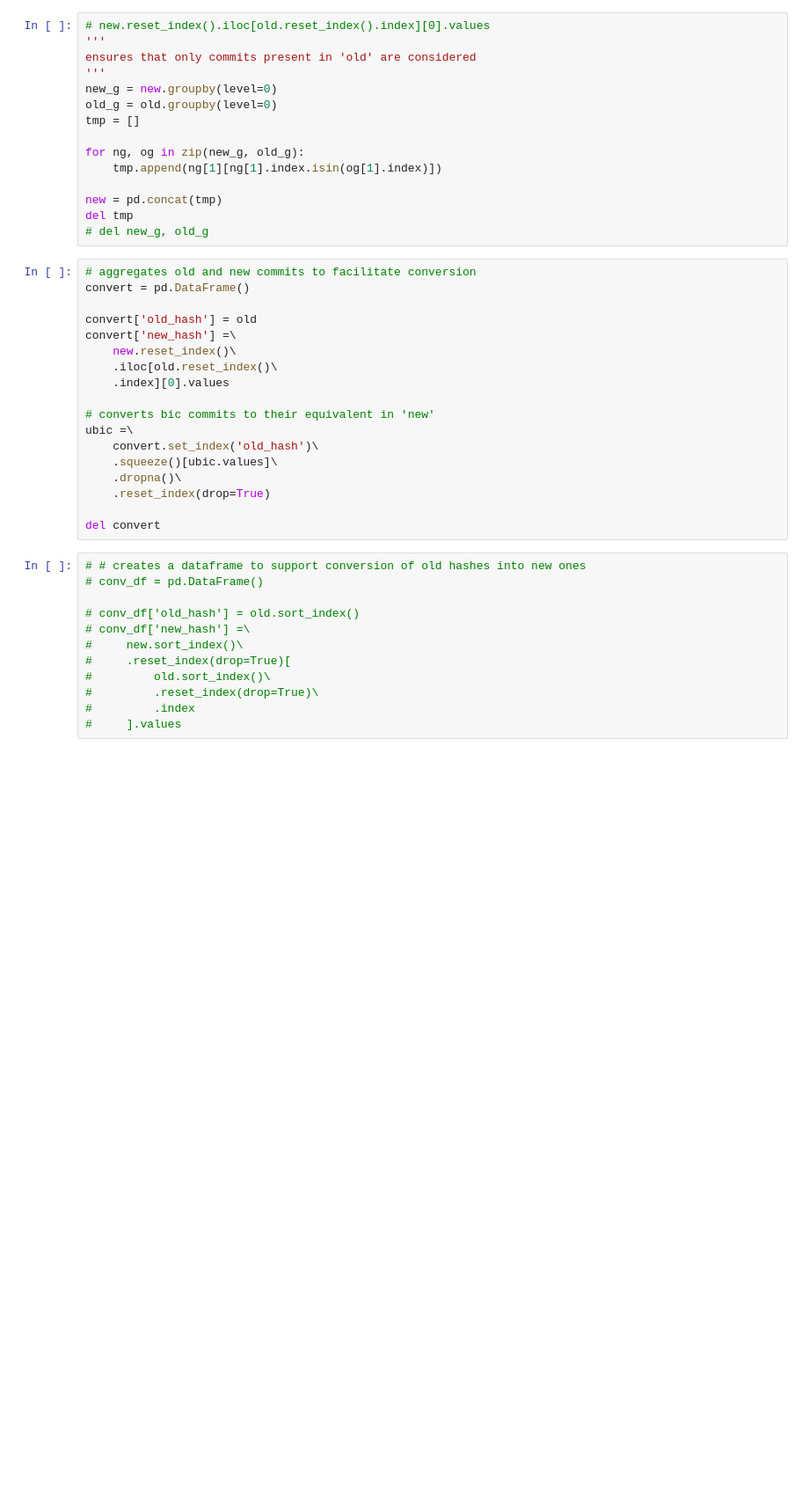
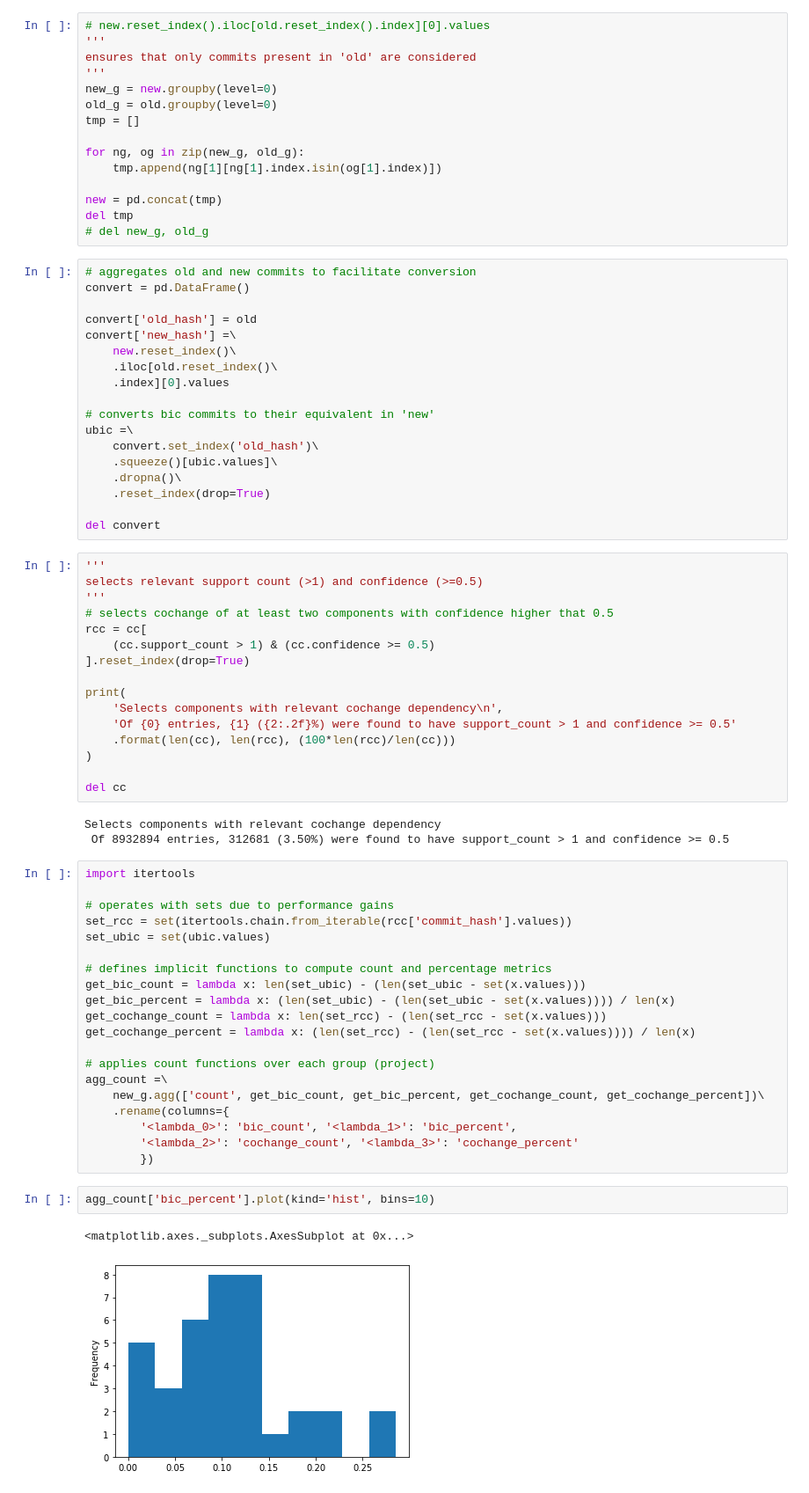
Before and after one commit to luisamaralh/co-change-dependencies, a Jupyter notebook: notebooks/comparative_analysis.ipynb, the cells around one changed output. Shown at 88% size. Saved outputs shown, nothing was run; the diff lists cells and outputs as text; blank space fills up the shorter version.

Commit message:
NEW aggregated data for count and percentage of bic and cochange

```diff
--- a/notebooks/comparative_analysis.ipynb
+++ b/notebooks/comparative_analysis.ipynb
@@ -124,15 +169,47 @@ ubic =\
     .reset_index(drop=True)
 
 del convert
-# %%
-# # creates a dataframe to support conversion of old hashes into new ones
-# conv_df = pd.DataFrame()
-
-# conv_df['old_hash'] = old.sort_index()
-# conv_df['new_hash'] =\
-#     new.sort_index()\
-#     .reset_index(drop=True)[
-#         old.sort_index()\
-#         .reset_index(drop=True)\
-#         .index
-#     ].values
+# %%
+'''
+selects relevant support count (>1) and confidence (>=0.5)
+'''
+# selects cochange of at least two components with confidence higher that 0.5
+rcc = cc[
+    (cc.support_count > 1) & (cc.confidence >= 0.5)
+].reset_index(drop=True)
+
+print(
+    'Selects components with relevant cochange dependency\n',
+    'Of {0} entries, {1} ({2:.2f}%) were found to have support_count > 1 and confidence >= 0.5'
+    .format(len(cc), len(rcc), (100*len(rcc)/len(cc)))
+)
+
+del cc
+# %% [output]
+Selects components with relevant cochange dependency
+ Of 8932894 entries, 312681 (3.50%) were found to have support_count > 1 and confidence >= 0.5
+# %%
+import itertools
+
+# operates with sets due to performance gains
+set_rcc = set(itertools.chain.from_iterable(rcc['commit_hash'].values))
+set_ubic = set(ubic.values)
+
+# defines implicit functions to compute count and percentage metrics
+get_bic_count = lambda x: len(set_ubic) - (len(set_ubic - set(x.values)))
+get_bic_percent = lambda x: (len(set_ubic) - (len(set_ubic - set(x.values)))) / len(x)
+get_cochange_count = lambda x: len(set_rcc) - (len(set_rcc - set(x.values)))
+get_cochange_percent = lambda x: (len(set_rcc) - (len(set_rcc - set(x.values)))) / len(x)
+
+# applies count functions over each group (project)
+agg_count =\
+    new_g.agg(['count', get_bic_count, get_bic_percent, get_cochange_count, get_cochange_percent])\
+    .rename(columns={
+        '<lambda_0>': 'bic_count', '<lambda_1>': 'bic_percent',
+        '<lambda_2>': 'cochange_count', '<lambda_3>': 'cochange_percent'
+        })
+# %%
+agg_count['bic_percent'].plot(kind='hist', bins=10)
+# %% [output]
+<matplotlib.axes._subplots.AxesSubplot at 0x...>
+[figure, added]
```
Also changed, not shown: parts of 4 cells of this notebook.
